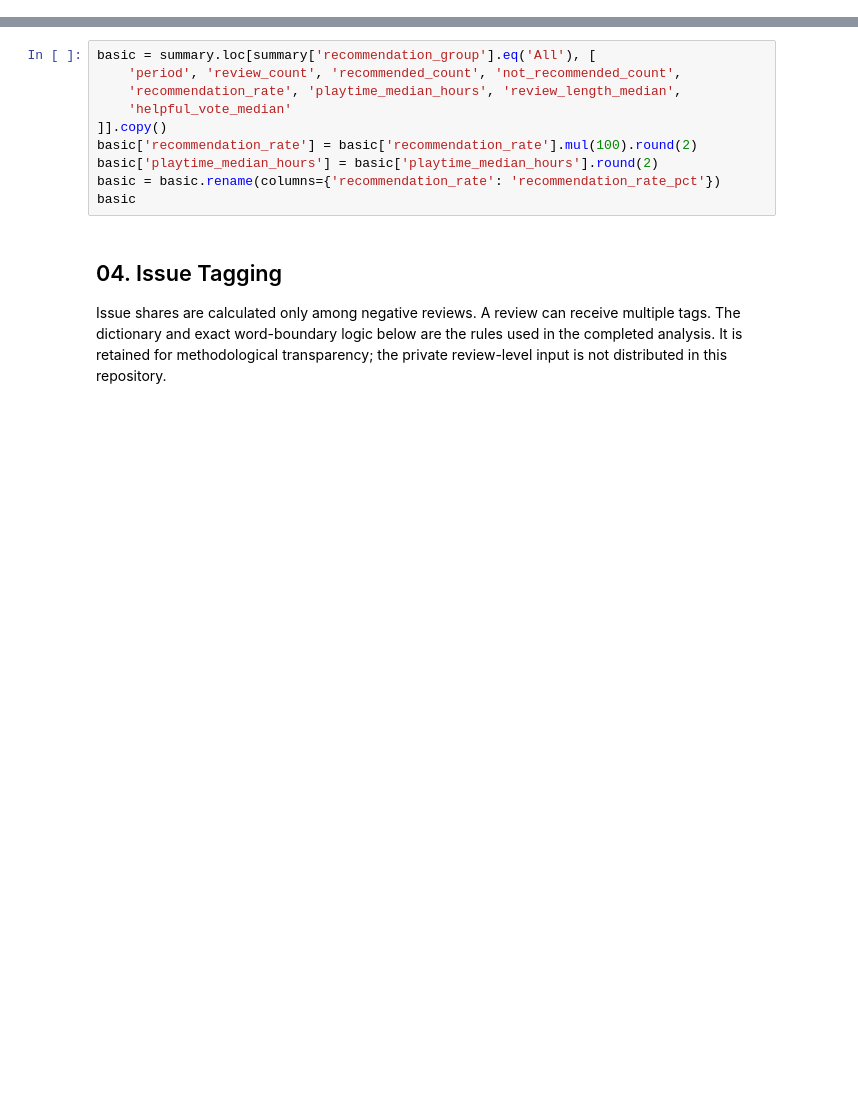
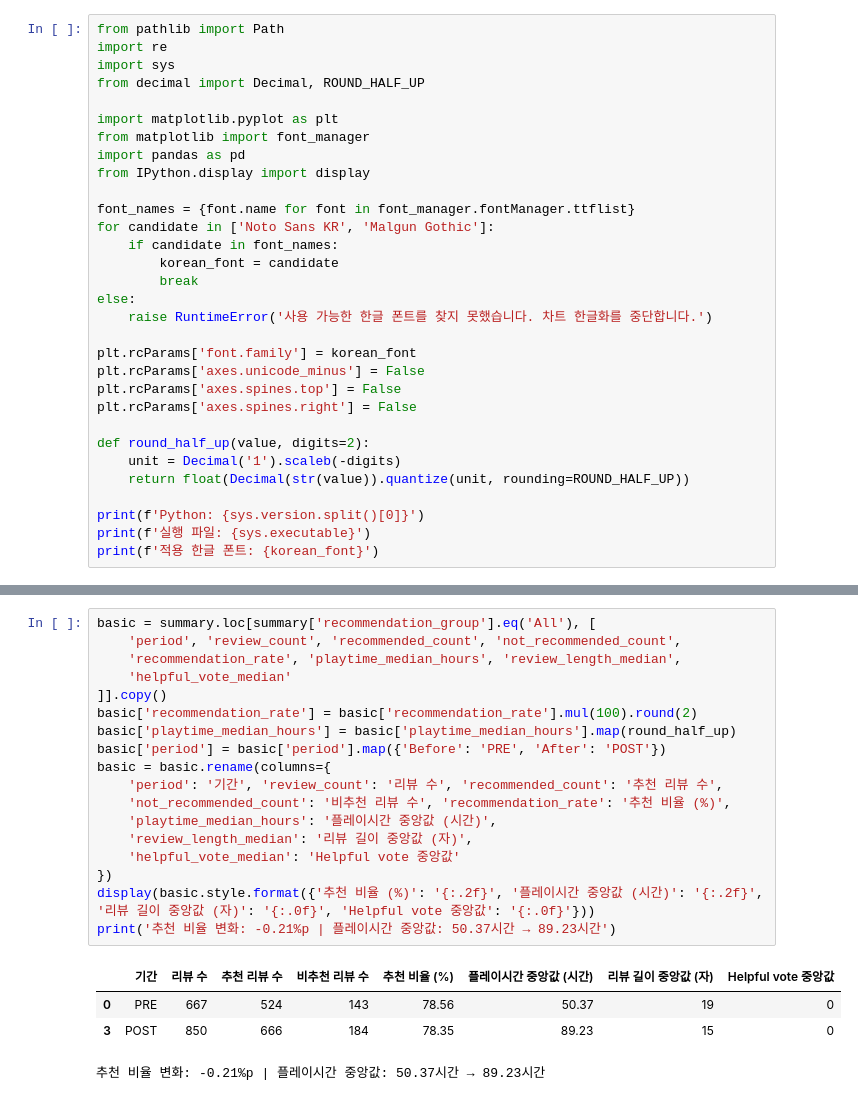
Before and after one commit to kimseryeon1346-tech/PUBG_Analysis, a Jupyter notebook: notebooks/01_pubg_update_analysis.ipynb, the cells around one changed output, grey strips where cells are left out. Saved outputs shown, nothing was run; the diff lists cells and outputs as text; blank space fills up the shorter version.

```diff
--- a/notebooks/01_pubg_update_analysis.ipynb
+++ b/notebooks/01_pubg_update_analysis.ipynb
@@ -12,0 +13,31 @@ The repository contains only aggregate outputs and short, anonymized excerpts. N
+# %%
+from pathlib import Path
+import re
+import sys
+from decimal import Decimal, ROUND_HALF_UP
+
+import matplotlib.pyplot as plt
+from matplotlib import font_manager
+import pandas as pd
+from IPython.display import display
+
+font_names = {font.name for font in font_manager.fontManager.ttflist}
+for candidate in ['Noto Sans KR', 'Malgun Gothic']:
+    if candidate in font_names:
+        korean_font = candidate
+        break
+else:
+    raise RuntimeError('사용 가능한 한글 폰트를 찾지 못했습니다. 차트 한글화를 중단합니다.')
+
+plt.rcParams['font.family'] = korean_font
+plt.rcParams['axes.unicode_minus'] = False
+plt.rcParams['axes.spines.top'] = False
+plt.rcParams['axes.spines.right'] = False
+
+def round_half_up(value, digits=2):
+    unit = Decimal('1').scaleb(-digits)
+    return float(Decimal(str(value)).quantize(unit, rounding=ROUND_HALF_UP))
+
+print(f'Python: {sys.version.split()[0]}')
+print(f'실행 파일: {sys.executable}')
+print(f'적용 한글 폰트: {korean_font}')
@@ -50,14 +99,23 @@ The PRE and POST windows are separate cross-sectional review samples, not the sa
 # %%
 basic = summary.loc[summary['recommendation_group'].eq('All'), [
     'period', 'review_count', 'recommended_count', 'not_recommended_count',
     'recommendation_rate', 'playtime_median_hours', 'review_length_median',
     'helpful_vote_median'
 ]].copy()
 basic['recommendation_rate'] = basic['recommendation_rate'].mul(100).round(2)
-basic['playtime_median_hours'] = basic['playtime_median_hours'].round(2)
-basic = basic.rename(columns={'recommendation_rate': 'recommendation_rate_pct'})
-basic
+basic['playtime_median_hours'] = basic['playtime_median_hours'].map(round_half_up)
+basic['period'] = basic['period'].map({'Before': 'PRE', 'After': 'POST'})
+basic = basic.rename(columns={
+    'period': '기간', 'review_count': '리뷰 수', 'recommended_count': '추천 리뷰 수',
+    'not_recommended_count': '비추천 리뷰 수', 'recommendation_rate': '추천 비율 (%)',
+    'playtime_median_hours': '플레이시간 중앙값 (시간)',
+    'review_length_median': '리뷰 길이 중앙값 (자)',
+    'helpful_vote_median': 'Helpful vote 중앙값'
+})
+display(basic.style.format({'추천 비율 (%)': '{:.2f}', '플레이시간 중앙값 (시간)': '{:.2f}', '리뷰 길이 중앙값 (자)': '{:.0f}', 'Helpful vote 중앙값': '{:.0f}'}))
+print('추천 비율 변화: -0.21%p | 플레이시간 중앙값: 50.37시간 → 89.23시간')
+# %% [output]
+|  | 기간 | 리뷰 수 | 추천 리뷰 수 | 비추천 리뷰 수 | 추천 비율 (%) | 플레이시간 중앙값 (시간) | 리뷰 길이 중앙값 (자) | Helpful vote 중앙값 |
+| 0 | PRE | 667 | 524 | 143 | 78.56 | 50.37 | 19 | 0 |
+| 3 | POST | 850 | 666 | 184 | 78.35 | 89.23 | 15 | 0 |
+추천 비율 변화: -0.21%p | 플레이시간 중앙값: 50.37시간 → 89.23시간
-# %% [markdown]
-## 04. Issue Tagging
-
-Issue shares are calculated only among negative reviews. A review can receive multiple tags. The dictionary and exact word-boundary logic below are the rules used in the completed analysis. It is retained for methodological transparency; the private review-level input is not distributed in this repository.
```
Also changed, not shown: parts of 26 cells of this notebook, 5 other files.
